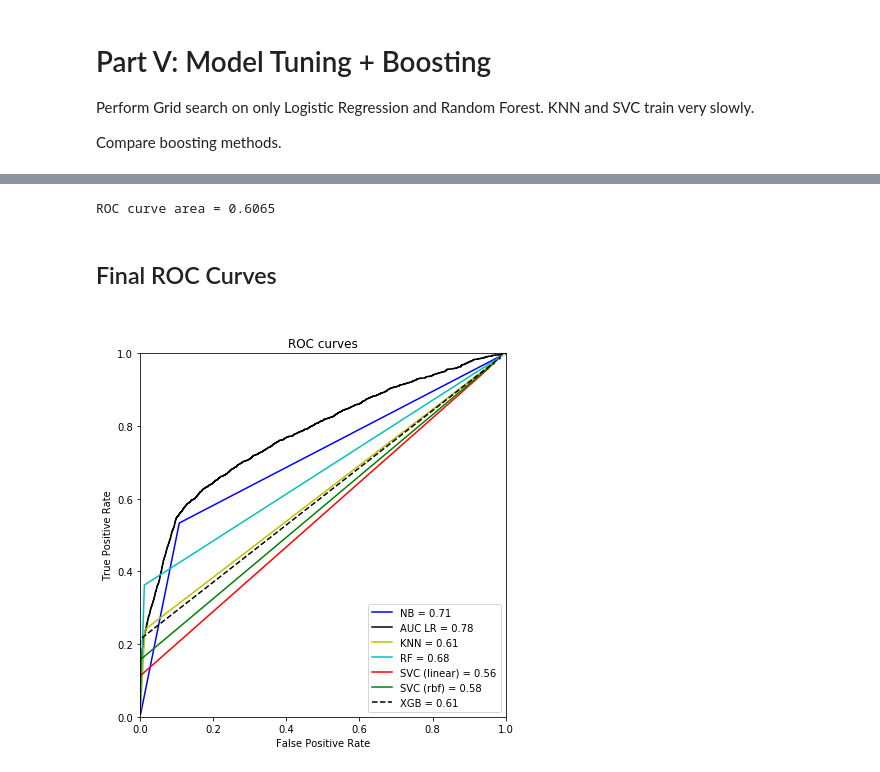
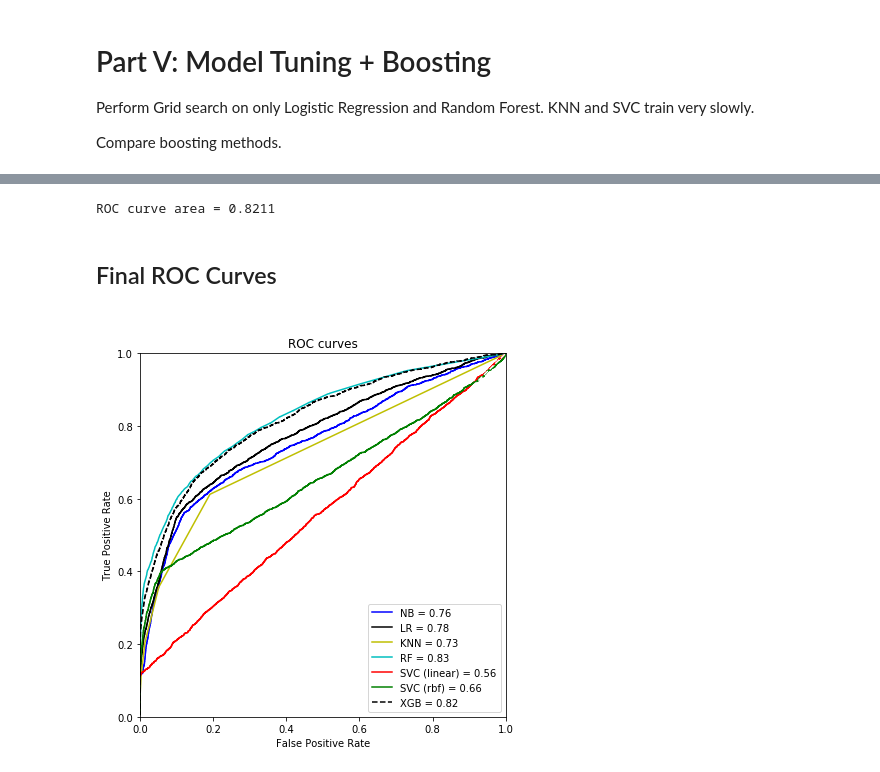
Before and after one commit to Dare-IL/coursera, a Jupyter notebook: UMich_applied_machine_learning/fine_payment_prediction/blight_prediction.ipynb, the cells around one changed output, grey strips where cells are left out. Saved outputs shown, nothing was run; the diff lists cells and outputs as text; code cells hidden in the pictures.

```diff
--- a/UMich_applied_machine_learning/fine_payment_prediction/blight_prediction.ipynb
+++ b/UMich_applied_machine_learning/fine_payment_prediction/blight_prediction.ipynb
@@ -1308,10 +1356,10 @@ ROC curve area = 0.7777
 # %%
 rf = RandomForestClassifier(random_state = 0)
-param_grid =   {'n_estimators': [ 250, 500, 750],
+param_grid =   {'n_estimators': [100, 200, 300],
                   'max_features': ['auto','sqrt', 'log2'],
                   }
 
-clf_rf = GridSearchCV(rf, param_grid = param_grid, cv = 3, verbose = True, n_jobs = -1, scoring='roc_auc')
-best_clf_rf = clf_rf.fit(X2,y)
-clf_rf.best_params_
+clf_rf = GridSearchCV(rf, param_grid = param_grid, cv = 5, verbose = True, n_jobs = -1, scoring='roc_auc')
+best_clf_rf = clf_rf.fit(X_train, y_train)
+best_clf_rf.best_params_
 # %% [output]
@@ -1322,7 +1370,6 @@ Fitting 3 folds for each of 9 candidates, totalling 27 fits
 # %%
-classifier_rf2 = RandomForestClassifier(n_estimators = 250, max_features= 'log2', criterion = 'entropy', random_state = 0)
-y_rf2 = classifier_rf2.fit(X_train, y_train).predict(X_test)
-fpr_rf2, tpr_rf2, _ = roc_curve(y_test, y_rf2)
+y_rf2 = best_clf_rf.best_estimator_.predict_proba(X_test)
+fpr_rf2, tpr_rf2, _ = roc_curve(y_test, y_rf2[:,1])
 roc_auc_rf2 = auc(fpr_rf2, tpr_rf2)
 print('ROC curve area = %0.4f'%roc_auc_rf2)
 # %% [output]
@@ -1333,13 +1380,13 @@ xgb = XGBClassifier(random_state = 1)
 
 gbm_param_grid = {'n_estimators': [200,300,400, 500],
                   'max_features': ['sqrt', 'log2'],
-                  'max_depth': [5, ],
+                  'max_depth': [5, 7],
                   'sampling_method': ['uniform', 'gradient_based'],
                   'gamma':[0,.01],
                   'learning_rate':[0.01],
                   'subsample':[0.5]}
 
-clf_xgb = GridSearchCV(xgb, param_grid = gbm_param_grid, cv = 3, scoring='roc_auc', verbose = True, n_jobs = -1)
-best_clf_xgb = clf_xgb.fit(X2,y)
+clf_xgb = GridSearchCV(xgb, param_grid = gbm_param_grid, cv = 5, scoring='roc_auc', verbose = True, n_jobs = -1)
+best_clf_xgb = clf_xgb.fit(X_train, y_train)
 best_clf_xgb.best_params_
 # %% [output]
@@ -1361,35 +1409,35 @@ Parameters: { max_features } might not be used.
  'sampling_method': 'uniform',
  'subsample': 0.5}
 # %%
-y_xgb = best_clf_xgb.best_estimator_.predict(X_test)
-fpr_xgb, tpr_xgb, _ = roc_curve(y_test, y_xgb)
+y_xgb = best_clf_xgb.best_estimator_.predict_proba(X_test)
+fpr_xgb, tpr_xgb, _ = roc_curve(y_test, y_xgb[:,1])
 roc_auc_xgb = auc(fpr_xgb, tpr_xgb)
 print('ROC curve area = %0.4f'%roc_auc_xgb)
 # %% [output]
-ROC curve area = 0.6065
+ROC curve area = 0.8211
 # %% [markdown]
 <h2>Final ROC Curves<h2>
 # %%
 fig = plt.figure(figsize=(6, 6))
 plt.title('ROC curves')
 plt.plot(fpr_nb, tpr_nb, 'b', label = 'NB = %0.2f' % roc_auc_nb)
-plt.plot(fpr_lr2, tpr_lr2, 'k', label = 'AUC LR = %0.2f' % roc_auc_lr)
+plt.plot(fpr_lr2, tpr_lr2, 'k', label = 'LR = %0.2f' % roc_auc_lr)
 plt.plot(fpr_knn, tpr_knn, 'y', label = 'KNN = %0.2f' % roc_auc_knn)
 plt.plot(fpr_rf2, tpr_rf2, 'c', label = 'RF = %0.2f' % roc_auc_rf2)
 plt.plot(fpr_svc_linear, tpr_svc_linear, 'r', label = 'SVC (linear) = %0.2f' % roc_auc_svcl)
 plt.plot(fpr_svc_rbf, tpr_svc_rbf, 'g', label = 'SVC (rbf) = %0.2f' % roc_auc_svcr)
 plt.plot(fpr_xgb, tpr_xgb, 'k--', label = 'XGB = %0.2f' % roc_auc_xgb)
 
 plt.legend(loc = 'lower right')
 plt.plot([0, 1], [0, 1],'w--')
 plt.xlim([0, 1])
 plt.ylim([0, 1])
 plt.ylabel('True Positive Rate')
 plt.xlabel('False Positive Rate')
 plt.tight_layout()
 plt.show()
 # %% [output]
-[figure, old version]
+[figure, new version]
 # %% [markdown]
 <h1>Conclusion</h1>
 <p>The goal of this assignment was to predict blight payment violations. Below is a summary of the best scored achieved by each classifier.</p>
```
Also changed, not shown: parts of 22 cells of this notebook.
